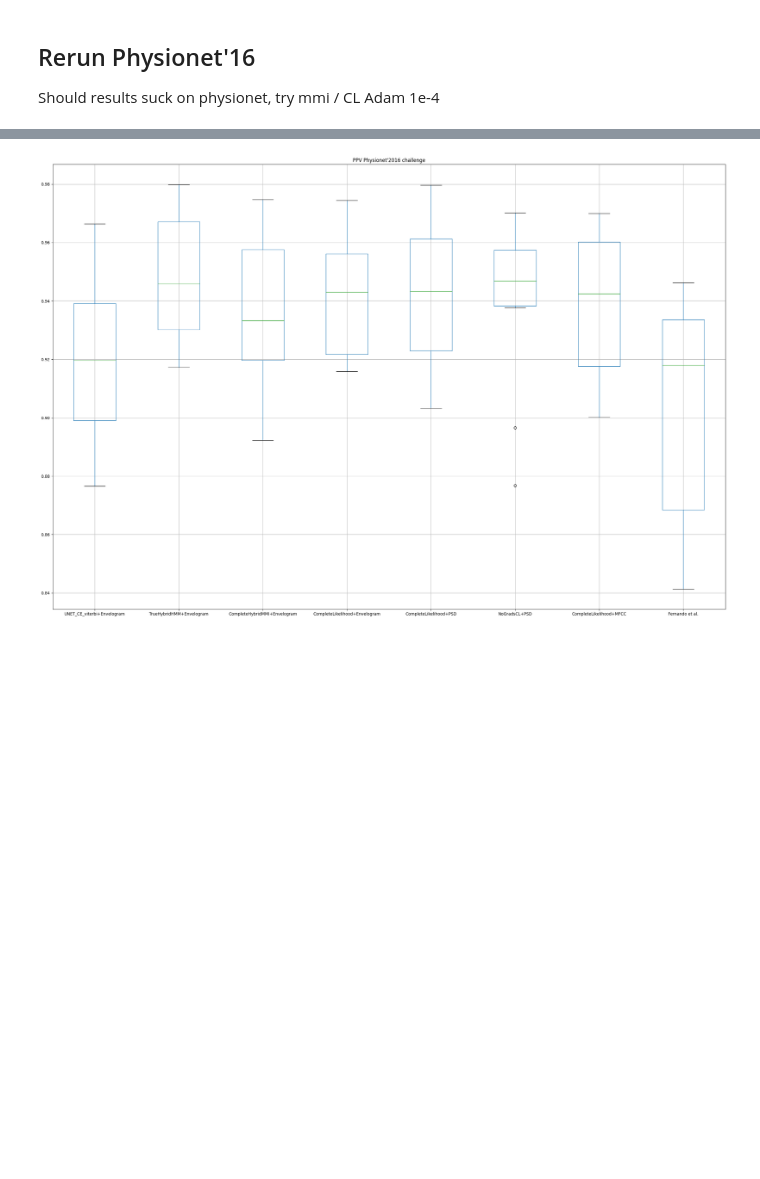
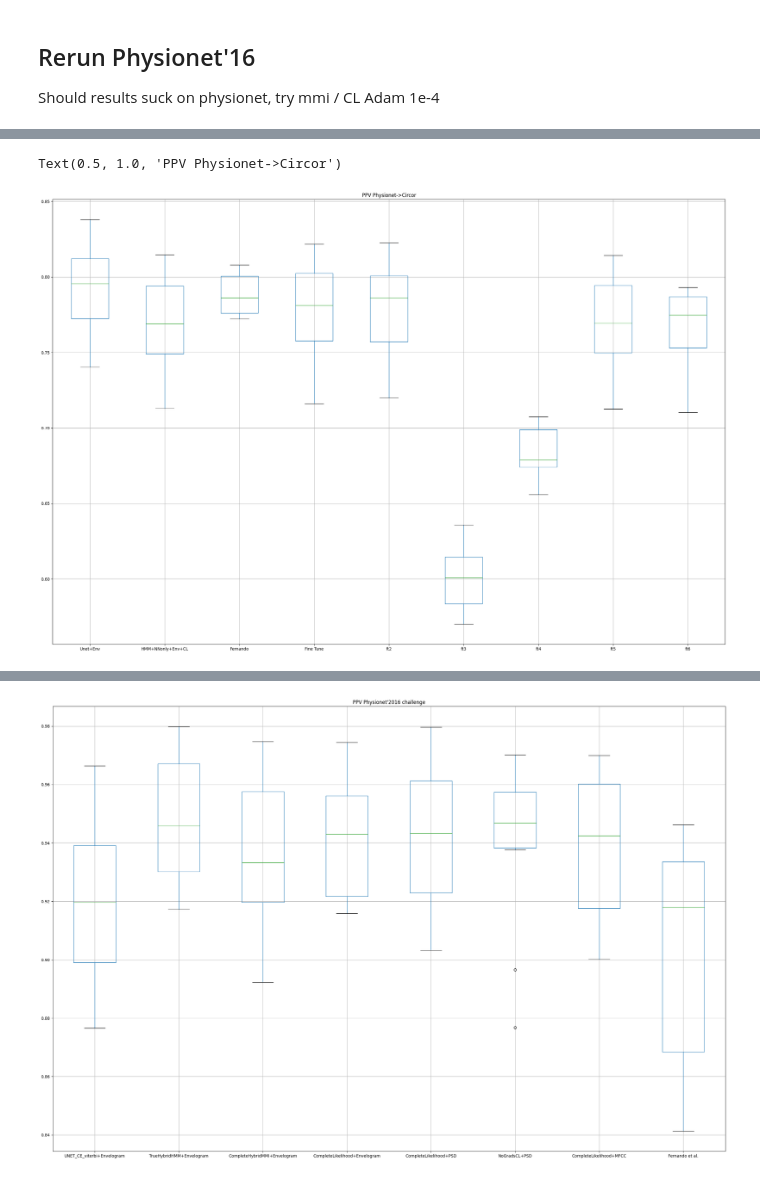
Before and after one commit to miguelmartins/hybrid-hmm, a Jupyter notebook: notebooks/physionet16_eval.ipynb, the cells around one changed output, grey strips where cells are left out. Drawn from its saved outputs; the diff is of its cells as text; code cells hidden in the pictures; blank space fills up the shorter version.

```diff
--- a/notebooks/physionet16_eval.ipynb
+++ b/notebooks/physionet16_eval.ipynb
@@ -256,0 +238,5 @@ ph16_completelikelihood_cnngrads_psd = metrics_model('results/hybrid/hmm_only_co
+# %%
+ft3 = metrics_model('results/rerun/hybrid/hmm_finetune_ph16_circor/2022-10-01_19_40_08')  # 100 1e-3
+ft4 = metrics_model('results/rerun/hybrid/hmm_finetune_ph16_circor/2022-10-03_10_11_12') # 50 1e-3
+ft5 = metrics_model('results/rerun/hybrid/hmm_finetune_ph16_circor/2022-10-03_14_48_32') # 1 1e-3
+ft6 = metrics_model('results/rerun/hybrid/hmm_finetune_ph16_circor/2022-10-03_15_03_07')
@@ -256,0 +260,16 @@ ph16_completelikelihood_cnngrads_psd = metrics_model('results/hybrid/hmm_only_co
+# %%
+df = pd.DataFrame({'Unet+Env': unet_ph16_circor[1],
+                   'HMM+NNonly+Env+CL': hmm_ph16_circor[1],
+                   'Fernando': fernando_ph16_circor[1],
+                   'Fine Tune': hmm_ft[1],  # 10 epochs 1e-3,
+                   'ft2': ft2[1],
+                   'ft3': ft3[1],
+                   'ft4': ft4[1],
+                   'ft5': ft5[1],
+                   'ft6': ft6[1]
+                   }) # no grads CL, no grads MMI,  CL envelogram, corrected fernando
+boxplot = df.boxplot(column=list(df.keys()), figsize=(30,20))
+plt.title('PPV Physionet->Circor')
+# %% [output]
+Text(0.5, 1.0, 'PPV Physionet->Circor')
+[figure, added]
```
Also changed, not shown: parts of 13 cells of this notebook.
